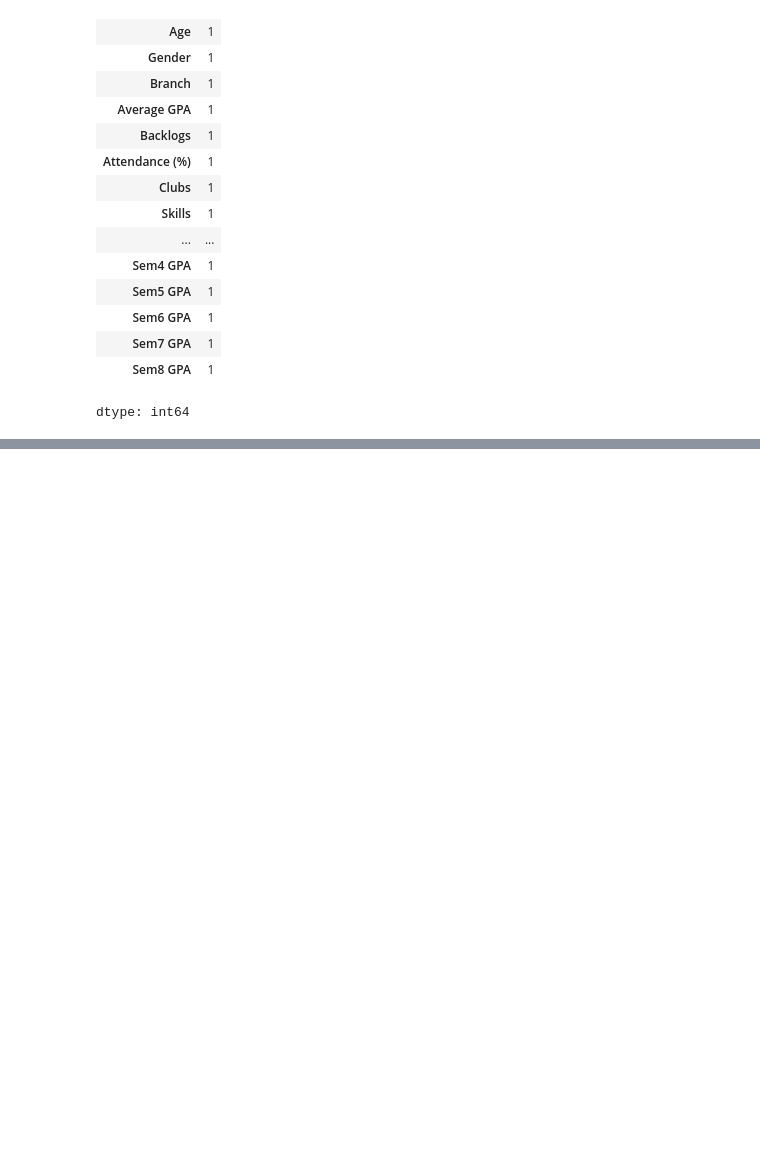
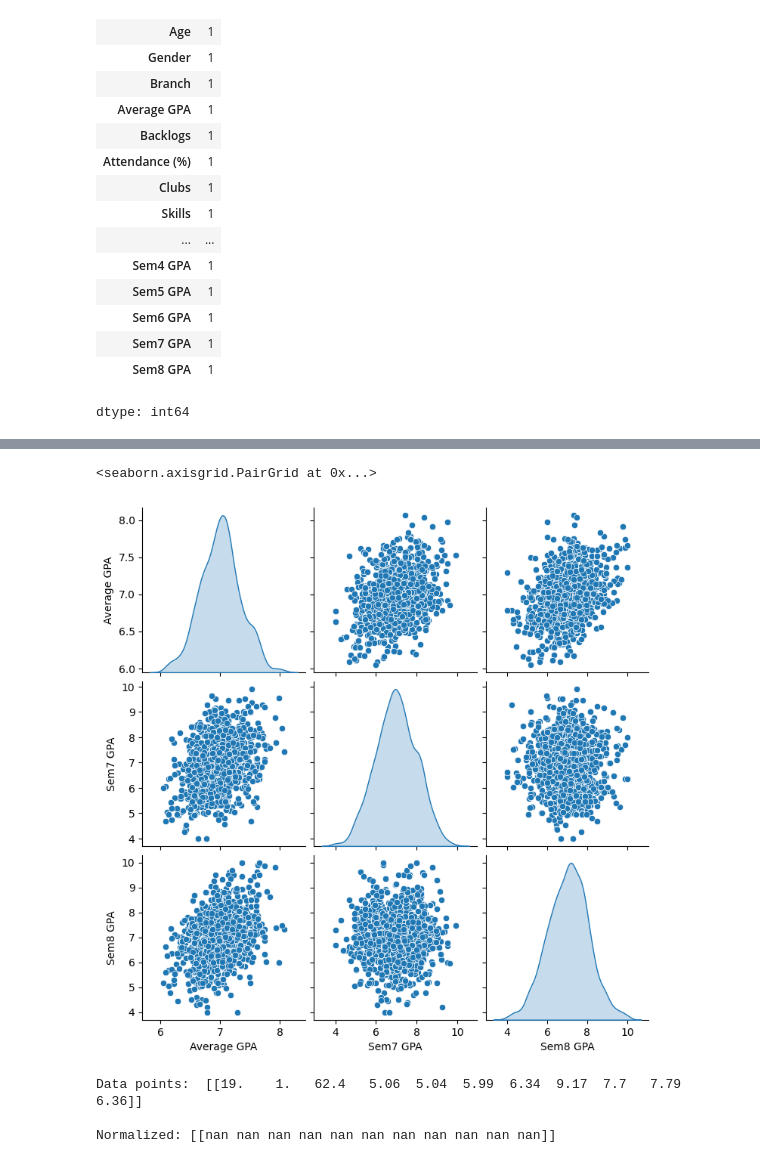
Before and after one commit to Miihi77/Basic-Machine-Learning, a Jupyter notebook: Self_Trial.ipynb, the cells around one changed output, grey strips where cells are left out. Cells and saved outputs as stored; diff of their text form; code cells hidden in the pictures; blank space fills up the shorter version.

```diff
--- a/Self_Trial.ipynb
+++ b/Self_Trial.ipynb
@@ -63,4 +63,4 @@ dataset.isna().sum()
 dtype: int64
 # %%
 # Note use axis = 1 to REMOVE COLUMNS or axis = 0 to REMOVE ROWS
-dataset = dataset.drop([''], axis=1)
+dataset = dataset.drop(['Student ID', 'Name', 'Gender', 'Branch', 'Clubs', 'Skills', 'Internship Done', 'Internship Domain', 'Placement Status', 'Placement Domain', 'CTC (LPA)', 'Alumni Path'], axis=1)
@@ -70,4 +79,7 @@ train_dataset = dataset.sample(frac=0.8, random_state=0)
 test_dataset = dataset.drop(train_dataset.index)
 # %%
 # Shows plot relations
-sns.pairplot(train_dataset[['']], diag_kind='kde')
+sns.pairplot(train_dataset[['Average GPA', 'Sem7 GPA', 'Sem8 GPA']], diag_kind='kde')
+# %% [output]
+<seaborn.axisgrid.PairGrid at 0x...>
+[figure, added]
@@ -73,0 +98,12 @@ sns.pairplot(train_dataset[['']], diag_kind='kde')
+# %%
+# Showcases the results of the normalization preprocessing
+first = np.array(train_features[:1])
+
+with np.printoptions(precision=2, suppress=True):
+  print('Data points: ', first)
+  print()
+  print('Normalized:', normalizer(first).numpy())
+# %% [output]
+Data points:  [[19.    1.   62.4   5.06  5.04  5.99  6.34  9.17  7.7   7.79  6.36]]
+
+Normalized: [[nan nan nan nan nan nan nan nan nan nan nan]]
```
Also changed, not shown: parts of 7 cells of this notebook.
